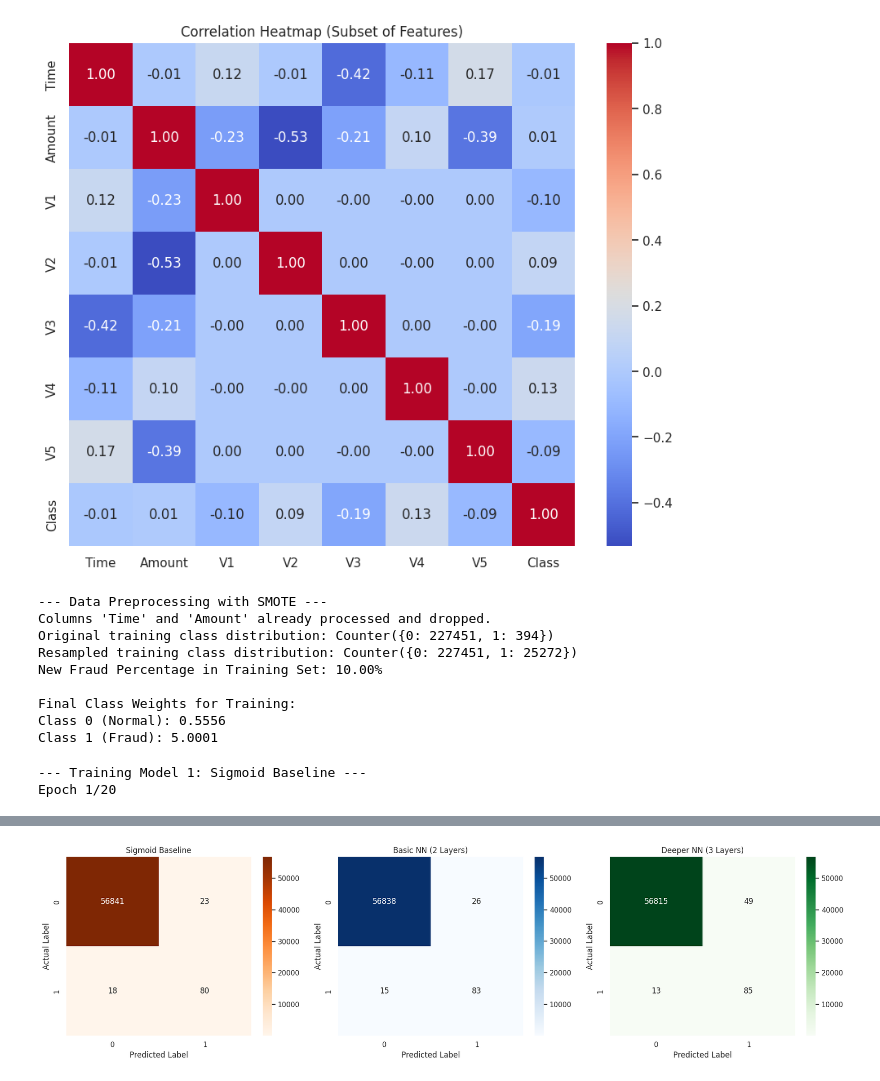
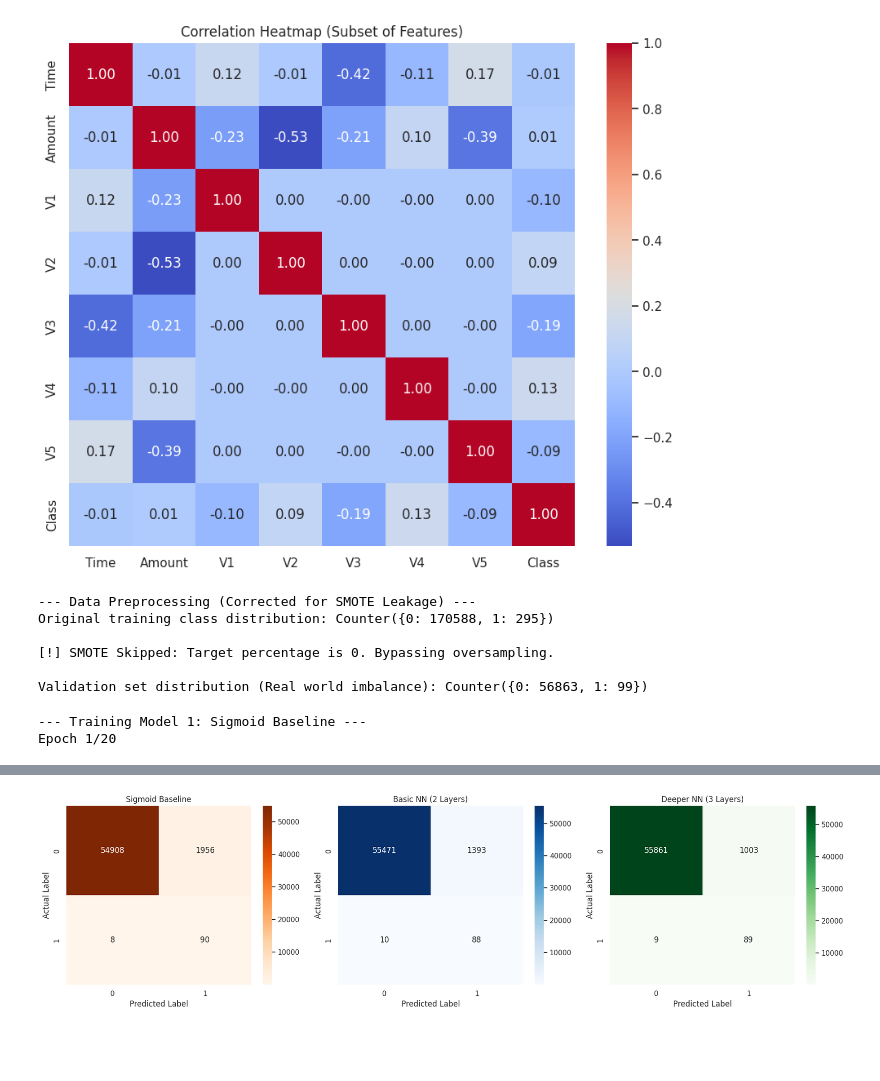
Before and after one commit to MananKulshrestha/cred_card_fraud_detection, a Jupyter notebook: Untitled3.ipynb, the cells around one changed output, grey strips where cells are left out. Cells and saved outputs as stored; diff of their text form; code cells hidden in the pictures; blank space fills up the shorter version.

```diff
--- a/Untitled3.ipynb
+++ b/Untitled3.ipynb
@@ -162,77 +162,67 @@ from sklearn.preprocessing import StandardScaler
 from sklearn.model_selection import train_test_split
 import numpy as np
 
-print("\n--- Data Preprocessing with SMOTE ---")
+print("\n--- Data Preprocessing (Corrected for SMOTE Leakage) ---")
 
-# 1. Scaling Time and Amount (Check if they exist to allow re-running the cell)
+# 1. Scaling Time and Amount
 if 'Amount' in df.columns and 'Time' in df.columns:
     scaler = StandardScaler()
     df['Amount_Scaled'] = scaler.fit_transform(df['Amount'].values.reshape(-1, 1))
     df['Time_Scaled'] = scaler.fit_transform(df['Time'].values.reshape(-1, 1))
     df.drop(['Time', 'Amount'], axis=1, inplace=True)
-else:
-    print("Columns 'Time' and 'Amount' already processed and dropped.")
 
-# 2. Separate features and target
 X = df.drop('Class', axis=1)
 y = df['Class']
 
-# 3. Initial Split (Always split BEFORE applying SMOTE to avoid data leakage)
-X_train, X_test, y_train, y_test = train_test_split(X, y, test_size=0.2, random_state=42, stratify=y)
+# 2. PROPER SPLIT: Create Train, Validation, and Test sets FIRST
+# Step A: Split off the Test set (20%)
+X_temp, X_test, y_temp, y_test = train_test_split(X, y, test_size=0.2, random_state=42, stratify=y)
+
+# Step B: Split the remaining 80% into Train and Validation (0.25 of 0.80 = 0.20 of total)
+X_train, X_val, y_train, y_val = train_test_split(X_temp, y_temp, test_size=0.25, random_state=42, stratify=y_temp)
 
 # ---------------------------------------------------------
-# USER DEFINED RATIO: What % of the total training data should be Fraud?
-# Set to 0 to bypass SMOTE completely.
+# USER DEFINED RATIO
 # ---------------------------------------------------------
-target_fraud_percentage = 0.1  # <-- Try changing this between 0, 0.10, and 0.50
+target_fraud_percentage = 0  # Try 0.10 or 0.20
 # ---------------------------------------------------------
 
 print(f"Original training class distribution: {Counter(y_train)}")
 
-# 4. Apply SMOTE with Try/Except Bypass
+# 3. Apply SMOTE ONLY to the isolated Training Data
 try:
     if target_fraud_percentage <= 0:
         raise ValueError("Target percentage is 0. Bypassing oversampling.")
 
-    # Calculate the sampling strategy ratio for SMOTE
     sampling_ratio = target_fraud_percentage / (1 - target_fraud_percentage)
-
     sm = SMOTE(sampling_strategy=sampling_ratio, random_state=42)
 
-    # If target ratio is lower than the natural dataset ratio, SMOTE throws a ValueError here
     X_train_res, y_train_res = sm.fit_resample(X_train, y_train)
 
     print(f"Resampled training class distribution: {Counter(y_train_res)}")
     actual_percent = (Counter(y_train_res)[1] / len(y_train_res)) * 100
     print(f"New Fraud Percentage in Training Set: {actual_percent:.2f}%")
 
-    # Update X_train and y_train for the model training cells
     X_train, y_train = X_train_res, y_train_res
 
 except ValueError as e:
     print(f"\n[!] SMOTE Skipped: {e}")
-    print("Proceeding with the original dataset...")
 
-# 5. Recalculate Class Weights for the final training data (resampled or original)
+# 4. Recalculate Class Weights
 neg, pos = np.bincount(y_train)
 total = neg + pos
 weight_for_0 = (1 / neg) * (total / 2.0)
 weight_for_1 = (1 / pos) * (total / 2.0)
 class_weights = {0: weight_for_0, 1: weight_for_1}
 
-print(f"\nFinal Class Weights for Training:")
-print(f"Class 0 (Normal): {class_weights[0]:.4f}")
-print(f"Class 1 (Fraud): {class_weights[1]:.4f}")
+print(f"\nValidation set distribution (Real world imbalance): {Counter(y_val)}")
 # %% [output]
---- Data Preprocessing with SMOTE ---
-Columns 'Time' and 'Amount' already processed and dropped.
-Original training class distribution: Counter({0: 227451, 1: 394})
-Resampled training class distribution: Counter({0: 227451, 1: 25272})
-New Fraud Percentage in Training Set: 10.00%
+--- Data Preprocessing (Corrected for SMOTE Leakage) ---
+Original training class distribution: Counter({0: 170588, 1: 295})
 
-Final Class Weights for Training:
-Class 0 (Normal): 0.5556
-Class 1 (Fraud): 5.0001
+[!] SMOTE Skipped: Target percentage is 0. Bypassing oversampling.
+
+Validation set distribution (Real world imbalance): Counter({0: 56863, 1: 99})
 # %%
 # ---------------------------------------------------------
 # Setup: Metrics and Callbacks
@@ -270,9 +260,9 @@ model_sigmoid.compile(optimizer=tf.keras.optimizers.Adam(learning_rate=0.001),
 history_sig = model_sigmoid.fit(X_train, y_train,
                                 batch_size=2048,
                                 epochs=20,
-                                validation_split=0.2,
+                                validation_data=(X_val, y_val), # <--- ADD THIS
                                 class_weight=class_weights,
-                                callbacks=[early_stopping], # Added callback
+                                callbacks=[early_stopping],
                                 verbose=1)
 
 # ---------------------------------------------------------
@@ -430 +420 @@ Epoch 6/30
-[figure, old version]
+[figure, new version]
```
Also changed, not shown: parts of 2 cells of this notebook.
